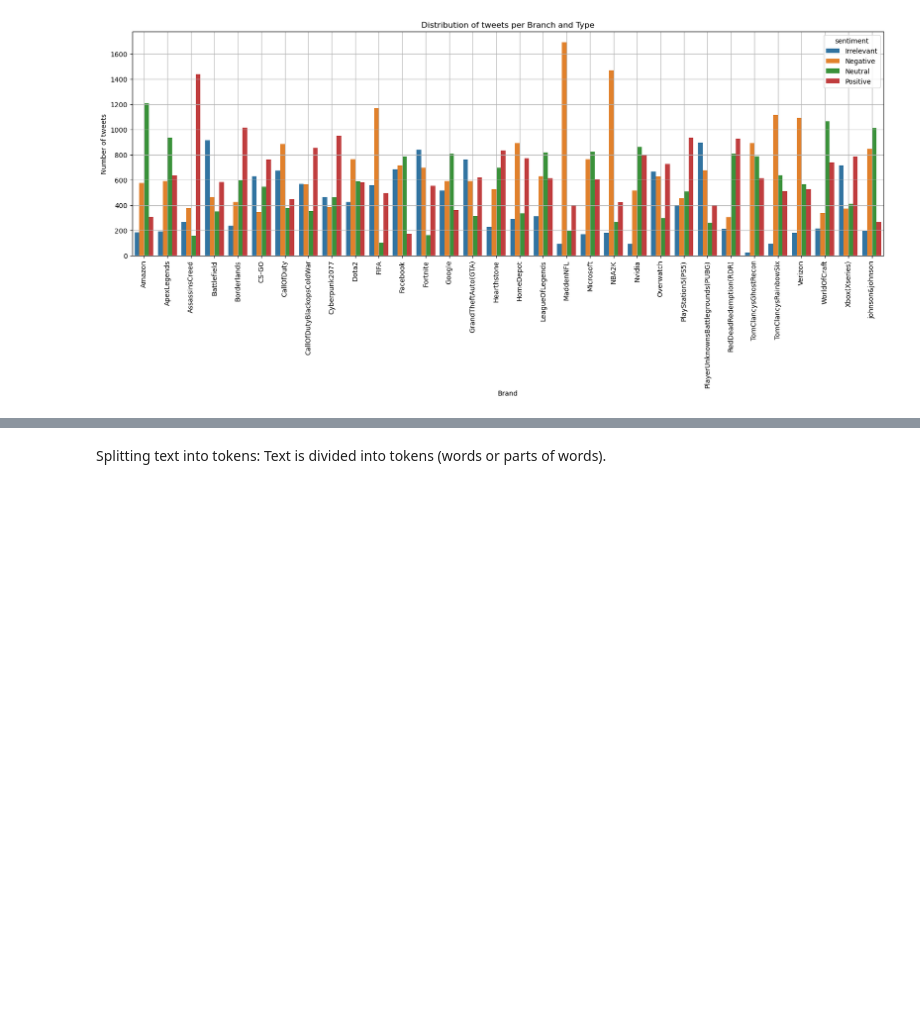
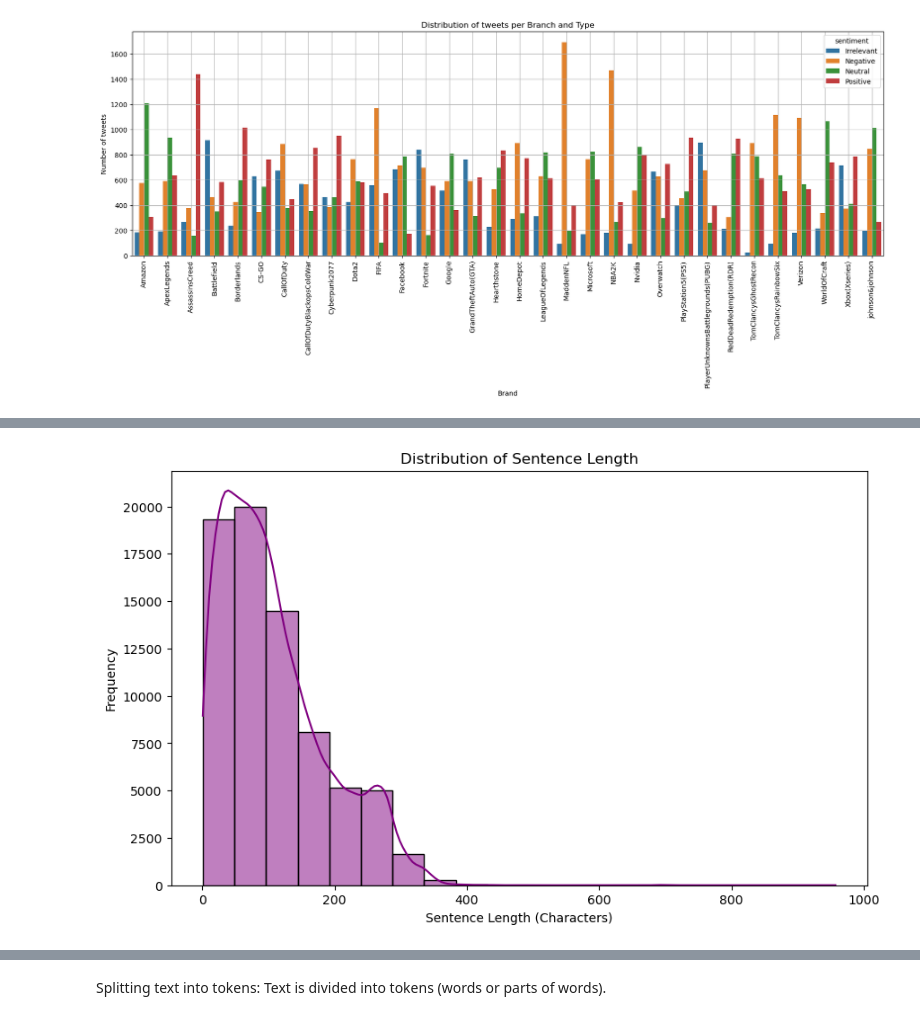
Before and after one commit to Psyhackological/sentimaniac, a Jupyter notebook: src/sentimaniac/mainv2.ipynb, the cells around one changed output, grey strips where cells are left out. Cells and saved outputs as stored; diff of their text form; code cells hidden in the pictures; blank space fills up the shorter version.

```diff
--- a/src/sentimaniac/mainv2.ipynb
+++ b/src/sentimaniac/mainv2.ipynb
@@ -311,0 +378,10 @@ plt.title("Distribution of tweets per Branch and Type");
+# %%
+# Distribution of Sentence Length
+plt.figure(figsize=(10, 6))
+sns.histplot(train_data_plot['text'].apply(len), kde=True, color='purple', bins=20)
+plt.title('Distribution of Sentence Length')
+plt.xlabel('Sentence Length (Characters)')
+plt.ylabel('Frequency')
+plt.show()
+# %% [output]
+[figure, added]
```
Also changed, not shown: parts of 16 cells of this notebook.
